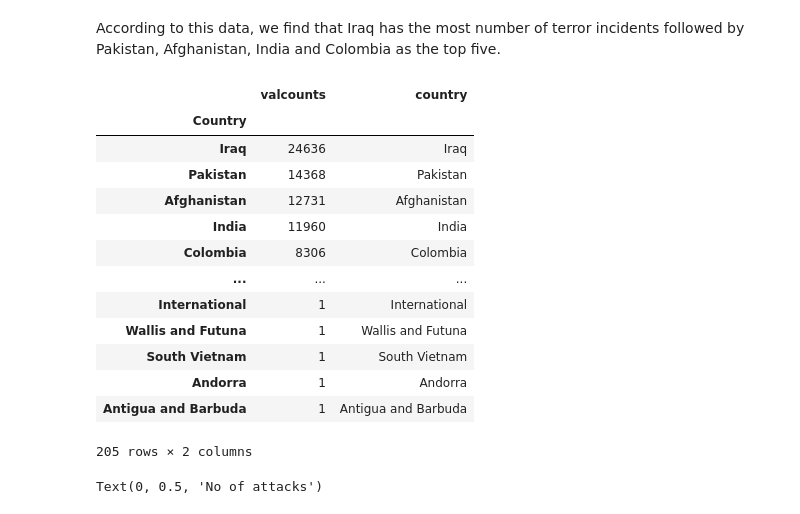
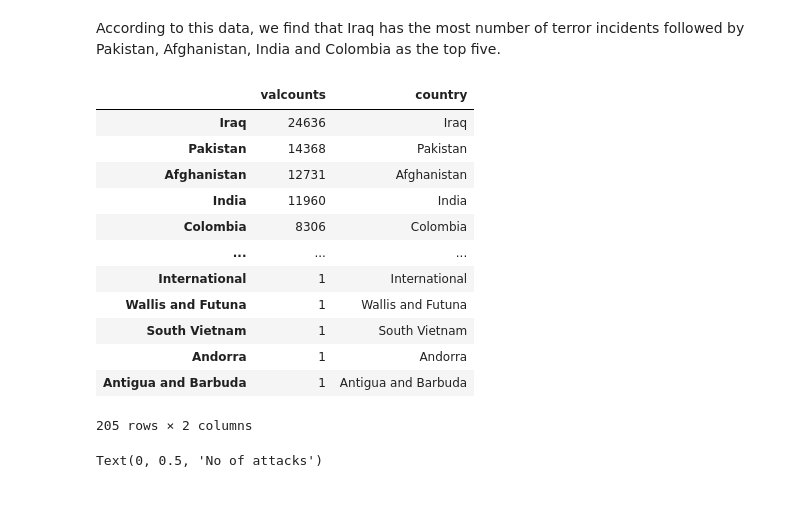
Before and after one commit to GauravBFG10K/Global-Terrorism---EDA, a Jupyter notebook: Global_Terrorism_Analysis_Capstone_Project.ipynb, the cells around one changed output. Saved outputs shown, nothing was run; the diff lists cells and outputs as text; code cells hidden in the pictures.

```diff
--- a/Global_Terrorism_Analysis_Capstone_Project.ipynb
+++ b/Global_Terrorism_Analysis_Capstone_Project.ipynb
@@ -204,14 +231,13 @@ Name: country_txt, Length: 205, dtype: int64
 # %% [markdown]
 According to this data, we find that Iraq has the most number of terror incidents followed by Pakistan, Afghanistan, India and Colombia as the top five.
 # %%
+#Creating a dataframe comprising of countries and their incident counts
 dfc = df['country_txt'].value_counts().to_frame()
 dfc.rename(columns={'country_txt': 'valcounts'}, inplace=True)
-dfc.index.name = 'Country'
 dfc['country'] = dfc.index
 dfc
 # %% [output]
 |  | valcounts | country |
-| Country |  |  |
 | Iraq | 24636 | Iraq |
 | Pakistan | 14368 | Pakistan |
 | Afghanistan | 12731 | Afghanistan |
```
Also changed, not shown: parts of 38 cells of this notebook.
